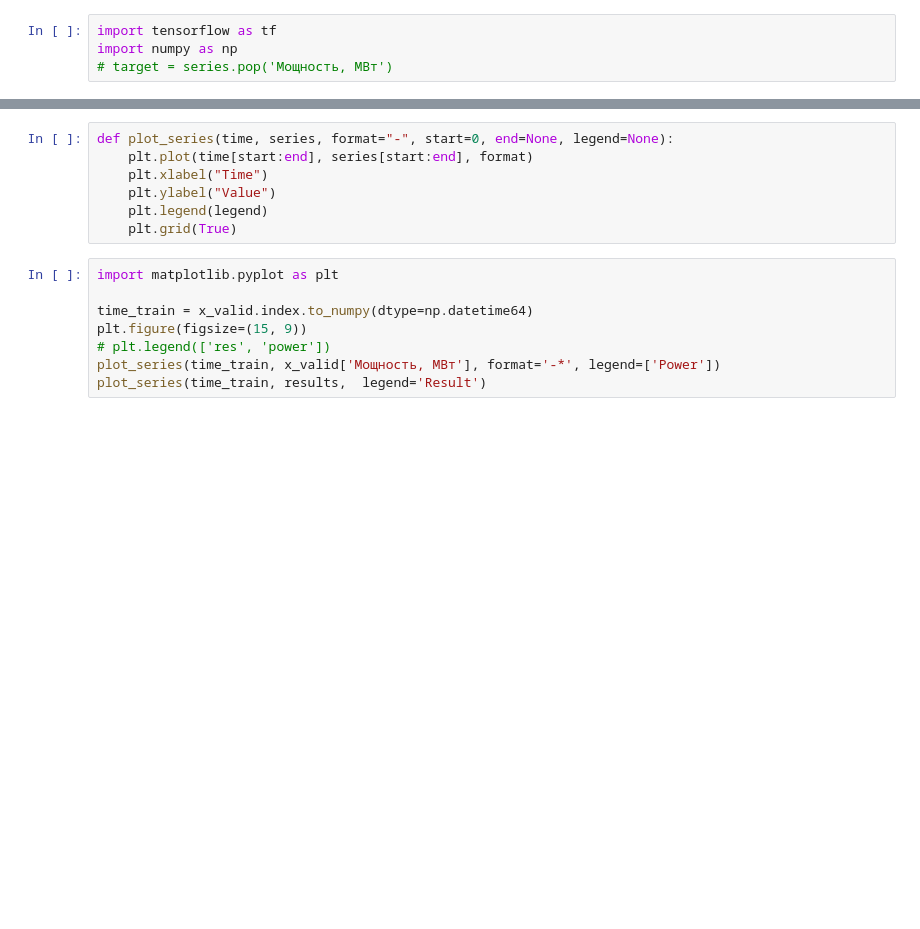
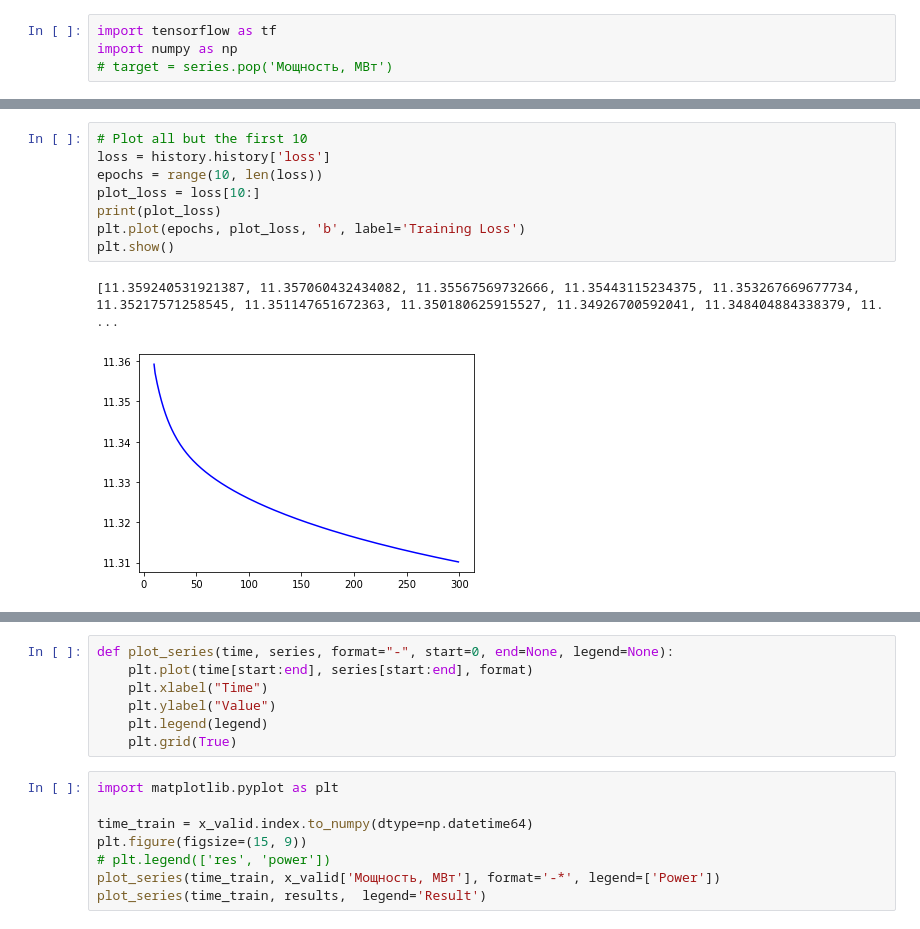
Before and after one commit to andrew-veriga/sunpower, a Jupyter notebook: model.ipynb, the cells around one changed output, grey strips where cells are left out. Drawn from its saved outputs; the diff is of its cells as text; blank space fills up the shorter version.

```diff
--- a/model.ipynb
+++ b/model.ipynb
@@ -222,0 +230,11 @@ series.head
+# %%
+# Plot all but the first 10
+loss = history.history['loss']
+epochs = range(10, len(loss))
+plot_loss = loss[10:]
+print(plot_loss)
+plt.plot(epochs, plot_loss, 'b', label='Training Loss')
+plt.show()
+# %% [output]
+[11.359240531921387, 11.357060432434082, 11.35567569732666, 11.35443115234375, 11.353267669677734, 11.35217571258545, 11.351147651672363, 11.350180625915527, 11.34926700592041, 11.348404884338379, 11. ...
+[figure, added]
```
Also changed, not shown: parts of 14 cells of this notebook.
